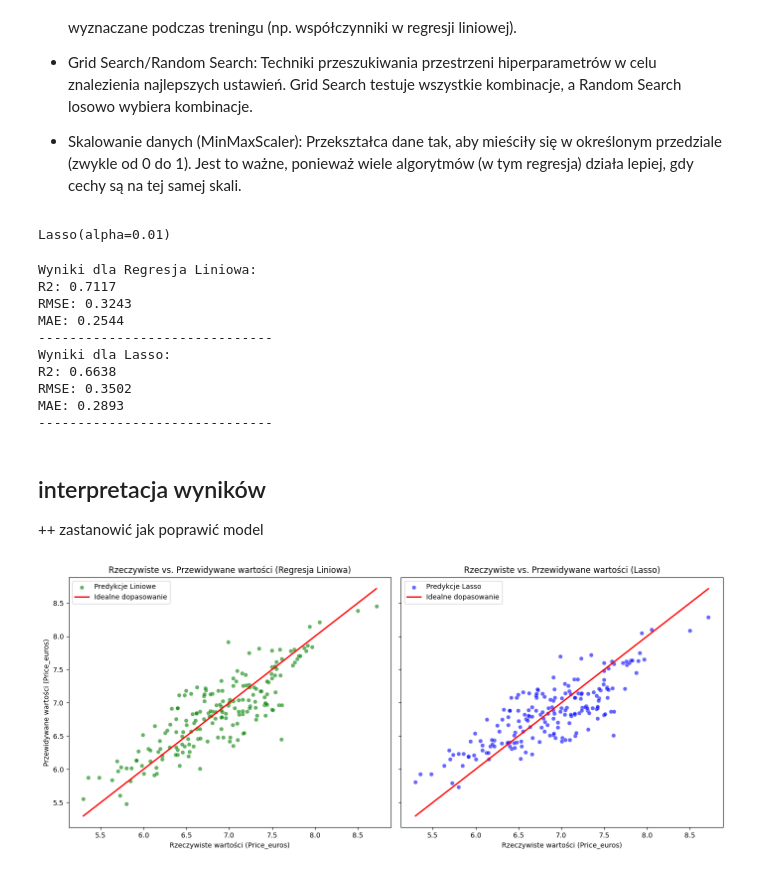
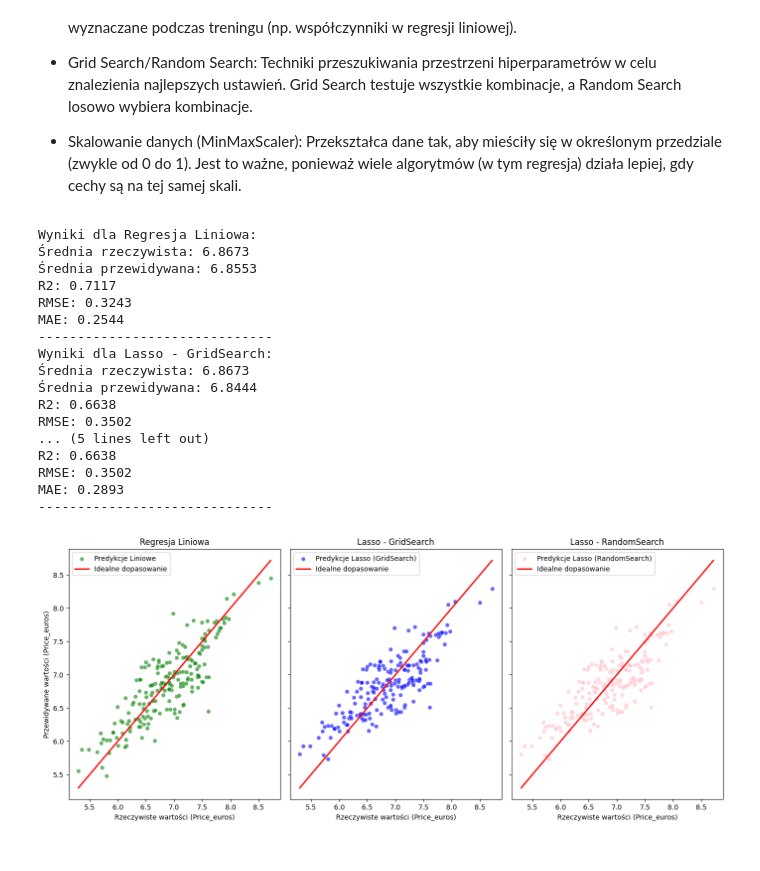
Before and after one commit to Piotr-Goraj/wsb-si-classification, a Jupyter notebook: ai_models_prediction.ipynb, the cells around one changed output. Cells and saved outputs as stored; diff of their text form; code cells hidden in the pictures.

Commit message:
linears predictions

```diff
--- a/ai_models_prediction.ipynb
+++ b/ai_models_prediction.ipynb
@@ -112,19 +111,26 @@ X_test_scaled = scaler.transform(X_test) # Użycie fit_transform tylko na danych
 linear_model = LinearRegression()
 lasso_model = Lasso()
 # %%
+'''
+  Hiperparametry to parametry, które są ustawiane przed rozpoczęciem treningu modelu
+  i kontrolują jego działanie oraz sposób uczenia się. Dobór hiperparametrów wpływa
+  na jakość i wydajność modelu.
+'''
 # optymalizacja hiperparametrów dla Lasso
-## Hiperparametr alpha kontroluje siłę regularizacji
-''' czym są hiperparametry? '''
+## Hiperparametr alpha kontroluje siłę regularizacji - małe wartości oznaczają słabszą regularyzacje,
+## mogą prowadzić do overfittingu (nadmiernego dopasowania). Duże wartości natomiast mogą prowadzić do
+## uderfittingu.
 param_grid = {'alpha': [0.01, 0.1, 1, 10, 100]}
 
 grid_search_lasso = GridSearchCV(lasso_model, param_grid, cv=5, scoring='r2')
 grid_search_lasso.fit(X_train_scaled, y_train_combined)
 
+random_search_lasso = RandomizedSearchCV(lasso_model, param_distributions=param_grid, n_iter=5,
+                                         cv=5, scoring='r2', random_state=42)
+random_search_lasso.fit(X_train_scaled, y_train_combined)
+
 # najlepszy model Lasso
 ## best_estimator_ - to atrybut GridSearchCV, który przechowuje najlepszy model
 ## (czyli ten, który osiągnął najwyższy wynik dla wybranej metryki)
-best_lasso_model = grid_search_lasso.best_estimator_
-
-print(best_lasso_model)
+best_lasso_model_grid = grid_search_lasso.best_estimator_
+best_lasso_model_random = random_search_lasso.best_estimator_
-# %% [output]
-Lasso(alpha=0.01)
@@ -136,37 +137,47 @@ Lasso(alpha=0.01)
 # %%
 # 5. Trenowanie modeli
 linear_model.fit(X_train_scaled, y_train_combined)
-best_lasso_model.fit(X_train_scaled, y_train_combined)
+best_lasso_model_grid.fit(X_train_scaled, y_train_combined)
+best_lasso_model_random.fit(X_train_scaled, y_train_combined)
 
 # 6. Predykcje
 y_pred_linear = linear_model.predict(X_test_scaled)
-y_pred_lasso = best_lasso_model.predict(X_test_scaled)
+y_pred_lasso_grid = best_lasso_model_grid.predict(X_test_scaled)
+y_pred_lasso_random = best_lasso_model_random.predict(X_test_scaled)
 # %%
 # 7. Ocena modeli
 def evaluate_model(y_true, y_pred, model_name):
+    mean_true = np.mean(y_true)
+    mean_pred = np.mean(y_pred)
     r2 = r2_score(y_true, y_pred)
     rmse = np.sqrt(mean_squared_error(y_true, y_pred))
     mae = mean_absolute_error(y_true, y_pred)
     print(f"Wyniki dla {model_name}:")
+    print(f"Średnia rzeczywista: {mean_true:.4f}")
+    print(f"Średnia przewidywana: {mean_pred:.4f}")
     print(f"R2: {r2:.4f}")
     print(f"RMSE: {rmse:.4f}")
     print(f"MAE: {mae:.4f}")
     print("-" * 30)
 
 evaluate_model(y_test, y_pred_linear, "Regresja Liniowa")
-evaluate_model(y_test, y_pred_lasso, "Lasso")
+evaluate_model(y_test, y_pred_lasso_grid, "Lasso - GridSearch")
+evaluate_model(y_test, y_pred_lasso_random, "Lasso - RandomSearch")
 # %% [output]
 Wyniki dla Regresja Liniowa:
+Średnia rzeczywista: 6.8673
+Średnia przewidywana: 6.8553
 R2: 0.7117
 RMSE: 0.3243
 MAE: 0.2544
 ------------------------------
-Wyniki dla Lasso:
+Wyniki dla Lasso - GridSearch:
+Średnia rzeczywista: 6.8673
+Średnia przewidywana: 6.8444
+R2: 0.6638
+RMSE: 0.3502
+... (5 lines left out)
 R2: 0.6638
 RMSE: 0.3502
 MAE: 0.2893
 ------------------------------
-# %% [markdown]
-## interpretacja wyników
-
-++ zastanowić jak poprawić model
@@ -173,23 +199,29 @@ MAE: 0.2893
 # %%
-fig, axes = plt.subplots(1, 2, figsize=(14, 6), sharey=True)
+fig, axes = plt.subplots(1, 3, figsize=(14, 6), sharey=True)
 
 # Wykres dla regresji liniowej
 sns.scatterplot(x=y_test, y=y_pred_linear, alpha=0.6, color='green', label='Predykcje Liniowe', ax=axes[0])
 axes[0].plot([y_test.min(), y_test.max()], [y_test.min(), y_test.max()], color='red', lw=2, label='Idealne dopasowanie')
-axes[0].set_title("Rzeczywiste vs. Przewidywane wartości (Regresja Liniowa)")
+axes[0].set_title("Regresja Liniowa")
 axes[0].set_xlabel("Rzeczywiste wartości (Price_euros)")
 axes[0].set_ylabel("Przewidywane wartości (Price_euros)")
 axes[0].legend()
 
-# Wykres dla modelu Lasso
-sns.scatterplot(x=y_test, y=y_pred_lasso, alpha=0.6, color='blue', label='Predykcje Lasso', ax=axes[1])
+# Wykresy dla modelu Lasso
+sns.scatterplot(x=y_test, y=y_pred_lasso_grid, alpha=0.6, color='blue', label='Predykcje Lasso (GridSearch)', ax=axes[1])
 axes[1].plot([y_test.min(), y_test.max()], [y_test.min(), y_test.max()], color='red', lw=2, label='Idealne dopasowanie')
-axes[1].set_title("Rzeczywiste vs. Przewidywane wartości (Lasso)")
+axes[1].set_title("Lasso - GridSearch")
 axes[1].set_xlabel("Rzeczywiste wartości (Price_euros)")
 axes[1].legend()
+
+sns.scatterplot(x=y_test, y=y_pred_lasso_random, alpha=0.6, color='pink', label='Predykcje Lasso (RandomSearch)', ax=axes[2])
+axes[2].plot([y_test.min(), y_test.max()], [y_test.min(), y_test.max()], color='red', lw=2, label='Idealne dopasowanie')
+axes[2].set_title("Lasso - RandomSearch")
+axes[2].set_xlabel("Rzeczywiste wartości (Price_euros)")
+axes[2].legend()
 
 # Wyświetlenie wykresów
 plt.tight_layout()
 plt.show()
 # %% [output]
-[figure, old version]
+[figure, new version]
```
Also changed, not shown: parts of 12 cells of this notebook.
